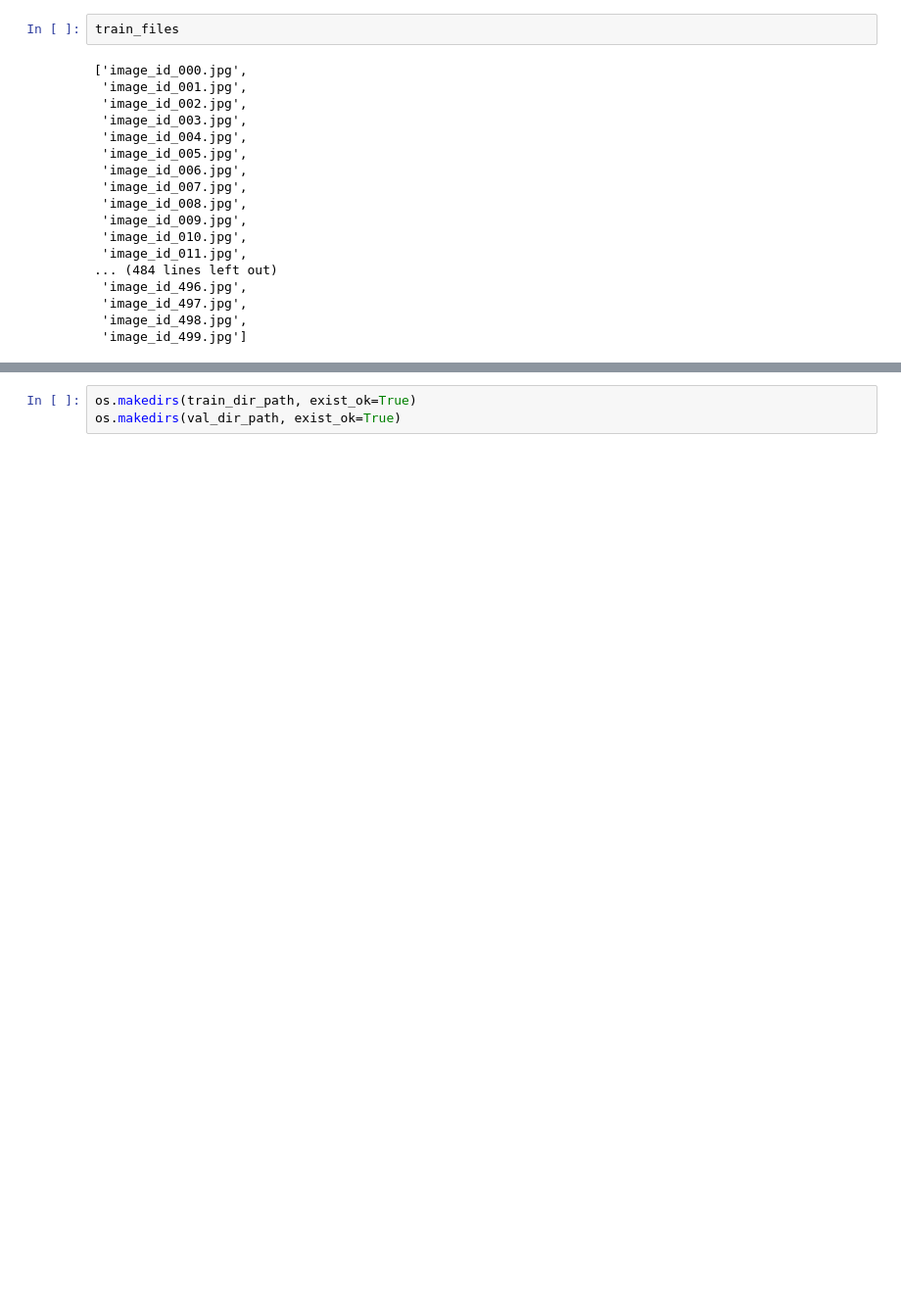
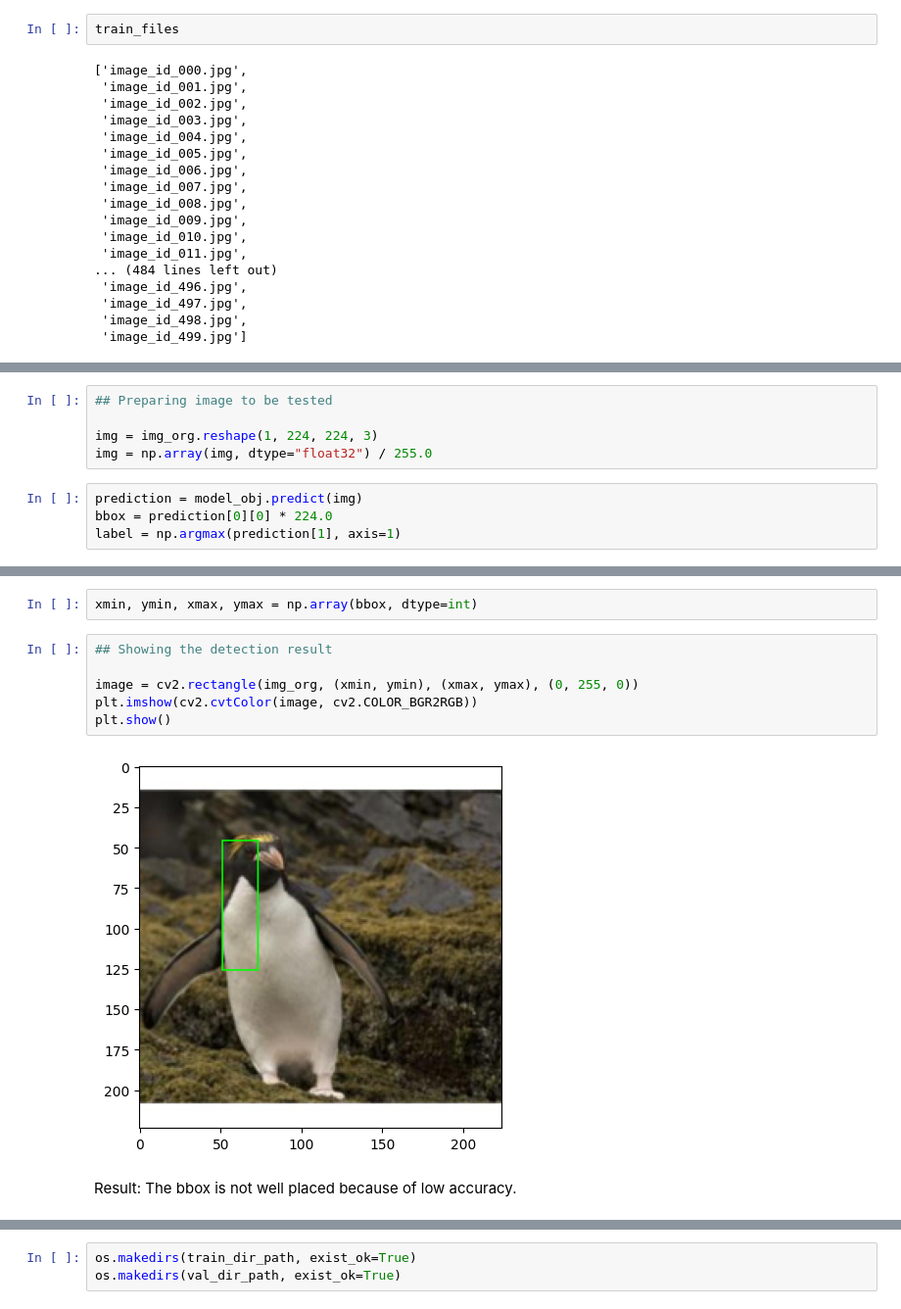
Before and after one commit to Safwan-ullah-khan/fav-animal-detection, a Jupyter notebook: notebook/fav_animal.ipynb, the cells around one changed output, grey strips where cells are left out. Shown at 98% size. Drawn from its saved outputs; the diff is of its cells as text; blank space fills up the shorter version.

```diff
--- a/notebook/fav_animal.ipynb
+++ b/notebook/fav_animal.ipynb
@@ -227,0 +314,9 @@ df
+# %%
+## Preparing image to be tested
+
+img = img_org.reshape(1, 224, 224, 3)
+img = np.array(img, dtype="float32") / 255.0
+# %%
+prediction = model_obj.predict(img)
+bbox = prediction[0][0] * 224.0
+label = np.argmax(prediction[1], axis=1)
@@ -227,0 +325,12 @@ df
+# %%
+xmin, ymin, xmax, ymax = np.array(bbox, dtype=int)
+# %%
+## Showing the detection result
+
+image = cv2.rectangle(img_org, (xmin, ymin), (xmax, ymax), (0, 255, 0))
+plt.imshow(cv2.cvtColor(image, cv2.COLOR_BGR2RGB))
+plt.show()
+# %% [output]
+[figure, added]
+# %% [markdown]
+Result: The bbox is not well placed because of low accuracy.
```
Also changed, not shown: parts of 65 cells of this notebook, 39 other files.
